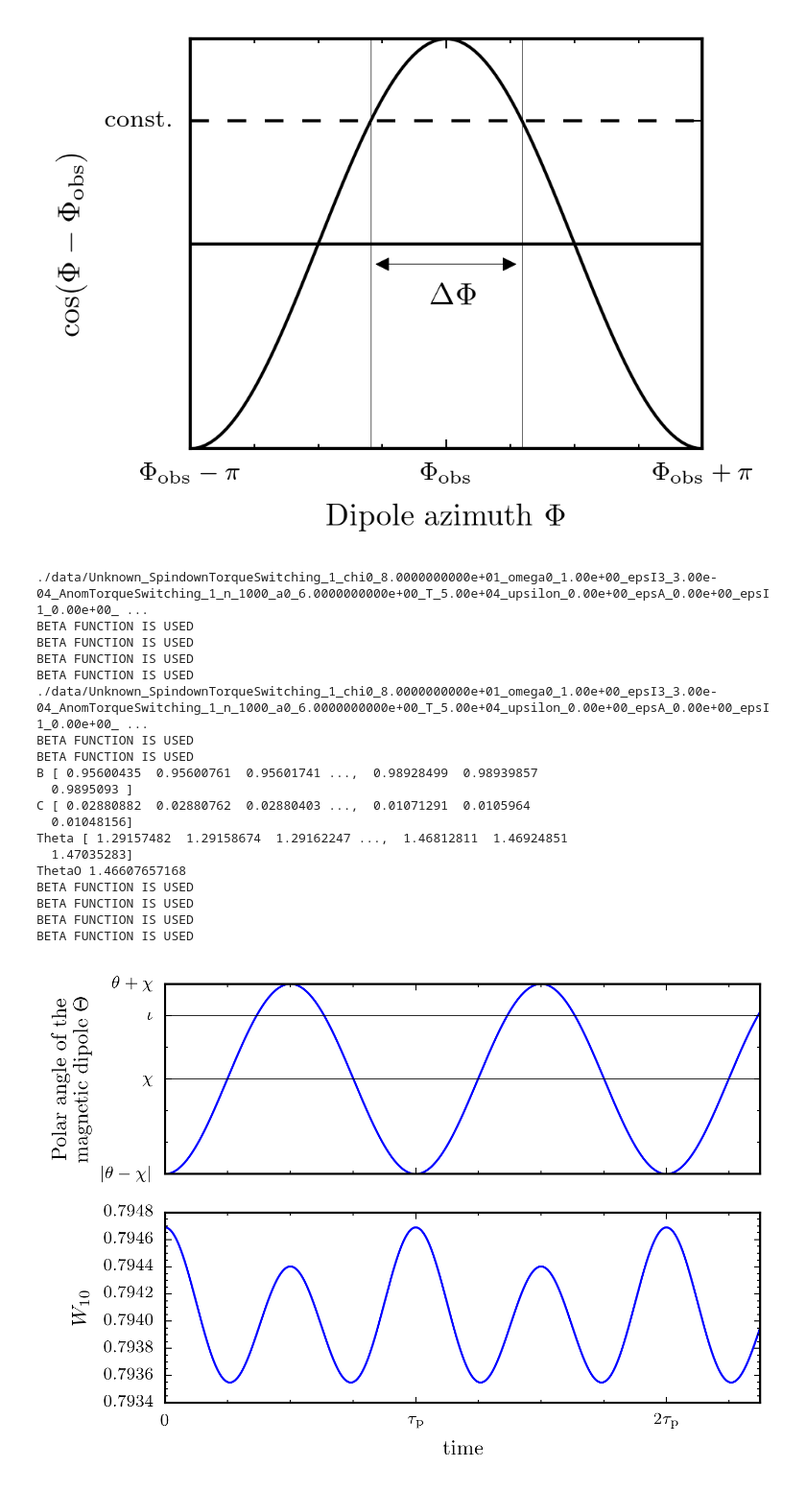
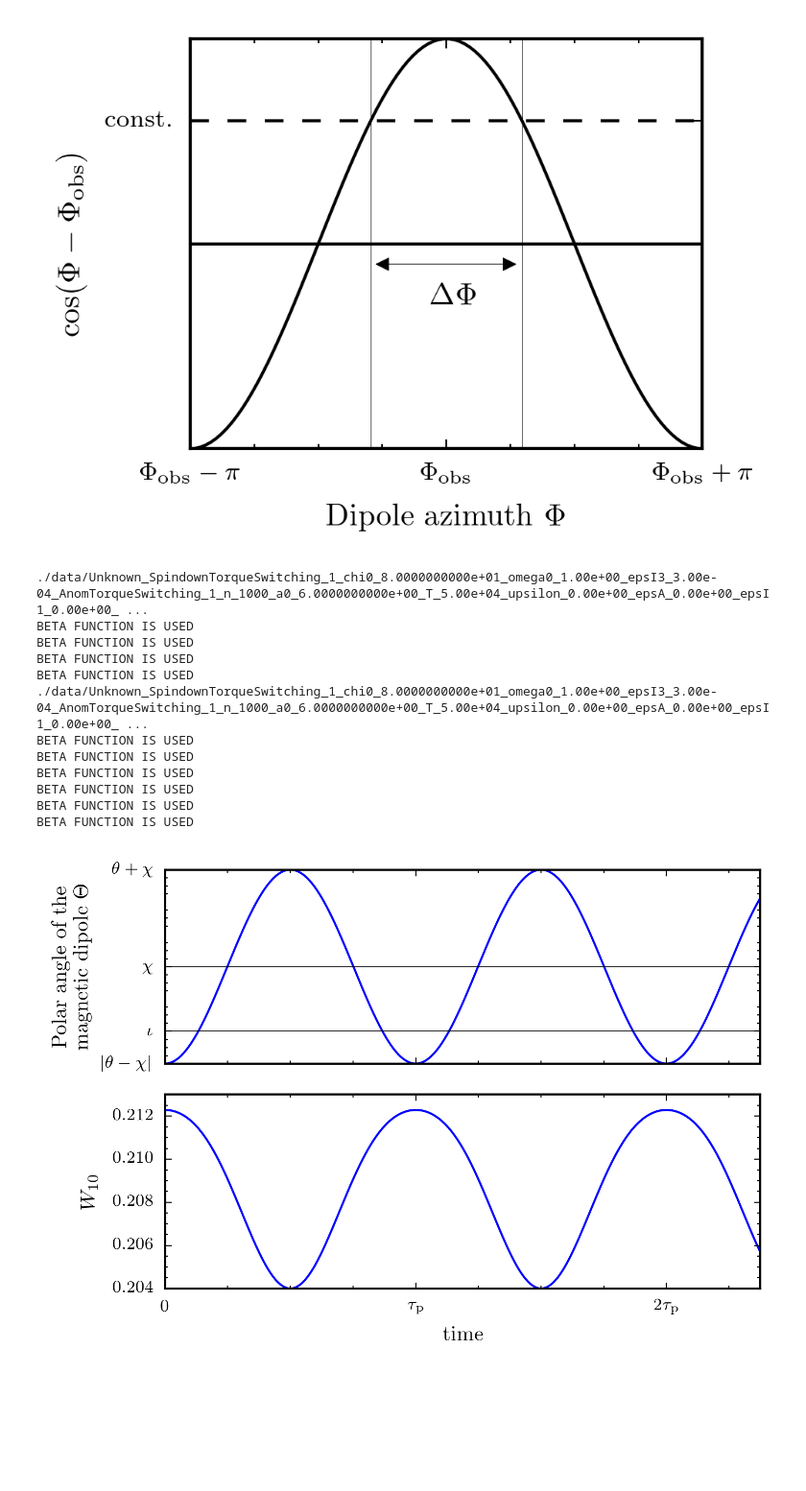
Before and after one commit to GregoryAshton/thesis, a Jupyter notebook: inertial_frame/GeneratePlots-NoTorque.ipynb, the cells around one changed output. Shown at 96% size. Drawn from its saved outputs; the diff is of its cells as text; code cells hidden in the pictures; blank space fills up the shorter version.

Commit message:
Further fixes to beam-width plot

```diff
--- a/inertial_frame/GeneratePlots-NoTorque.ipynb
+++ b/inertial_frame/GeneratePlots-NoTorque.ipynb
@@ -325,7 +325,7 @@ AnomTorque=True
 upsilon=0.0
 n=100000
 cleanup=False,
-Theta0=84.0
+Theta0=76.0
 sigmaB = 0.3
 
 Theta0_rads = np.radians(Theta0)
@@ -338,38 +338,31 @@ file_name = main(chi0=chi0, epsI3=epsI3, epsA=epsA, omega0=omega0, T=T,
 ax1 = Plot.big_theta(file_name, ax=ax1, color="b")
 ax1.set_yticks([np.abs(a0-chi0), Theta0, chi0, a0+chi0])
 ax1.set_yticklabels([r"$|\theta-\chi|$", r"$\iota$", r"$\chi$", r"$\theta + \chi$"])
 ax1.grid(axis="y", linestyle="-", linewidth=0.4)
 ax1.set_xlabel("")
 ax1.set_xticklabels([])
 ax1.set_ylabel('Polar angle of the\n magnetic dipole $\Theta$')
 #ax1.axhline(Theta0, color="k")
 
 ax2 = Plot.PulseWidth(file_name, Theta0_rads, sigmaB , p=10,
                      ls="-", color="b", ax=ax2)
 ax2 = Plot.xaxis_precession_periods(ax2, file_name)
 
 plt.tight_layout()
 plt.savefig("img/Pulse_width_modulation.pdf")
 File_Functions.PropertiesTable(file_name, "Pulse_width_modulation")
 plt.show()
 # %% [output]
 ./data/Unknown_SpindownTorqueSwitching_1_chi0_8.0000000000e+01_omega0_1.00e+00_epsI3_3.00e-04_AnomTorqueSwitching_1_n_1000_a0_6.0000000000e+00_T_5.00e+04_upsilon_0.00e+00_epsA_0.00e+00_epsI1_0.00e+00_ ...
 BETA FUNCTION IS USED
 BETA FUNCTION IS USED
 BETA FUNCTION IS USED
 BETA FUNCTION IS USED
 ./data/Unknown_SpindownTorqueSwitching_1_chi0_8.0000000000e+01_omega0_1.00e+00_epsI3_3.00e-04_AnomTorqueSwitching_1_n_1000_a0_6.0000000000e+00_T_5.00e+04_upsilon_0.00e+00_epsA_0.00e+00_epsI1_0.00e+00_ ...
 BETA FUNCTION IS USED
 BETA FUNCTION IS USED
-B [ 0.95600435  0.95600761  0.95601741 ...,  0.98928499  0.98939857
-  0.9895093 ]
-C [ 0.02880882  0.02880762  0.02880403 ...,  0.01071291  0.0105964
-  0.01048156]
-Theta [ 1.29157482  1.29158674  1.29162247 ...,  1.46812811  1.46924851
-  1.47035283]
-ThetaO 1.46607657168
 BETA FUNCTION IS USED
 BETA FUNCTION IS USED
 BETA FUNCTION IS USED
 BETA FUNCTION IS USED
-[figure, old version]
+[figure, new version]
```
Also changed, not shown: 1 other file.
